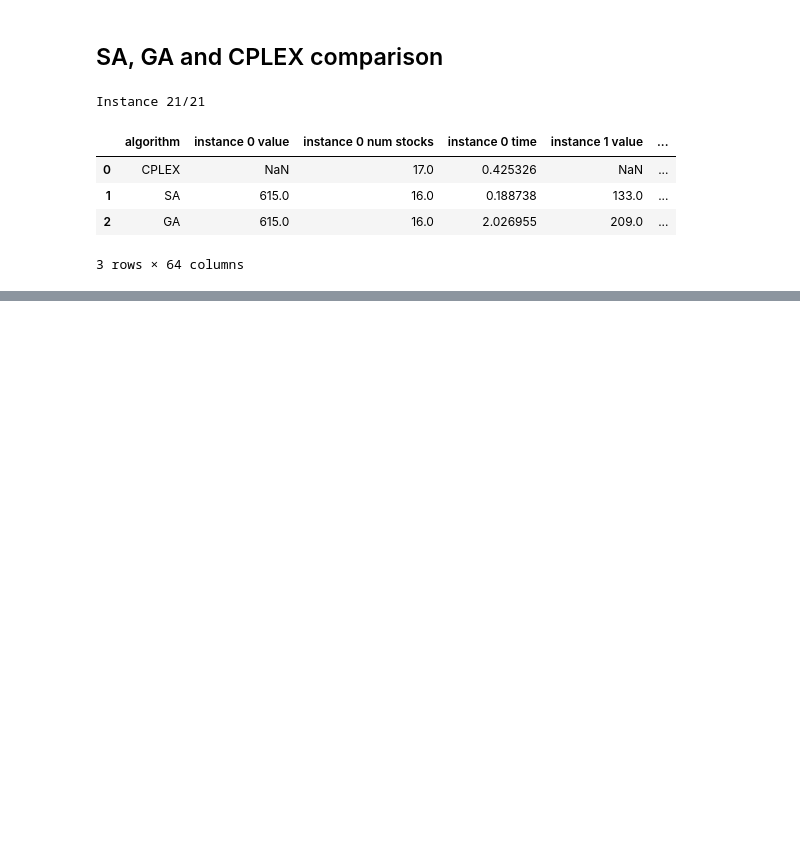
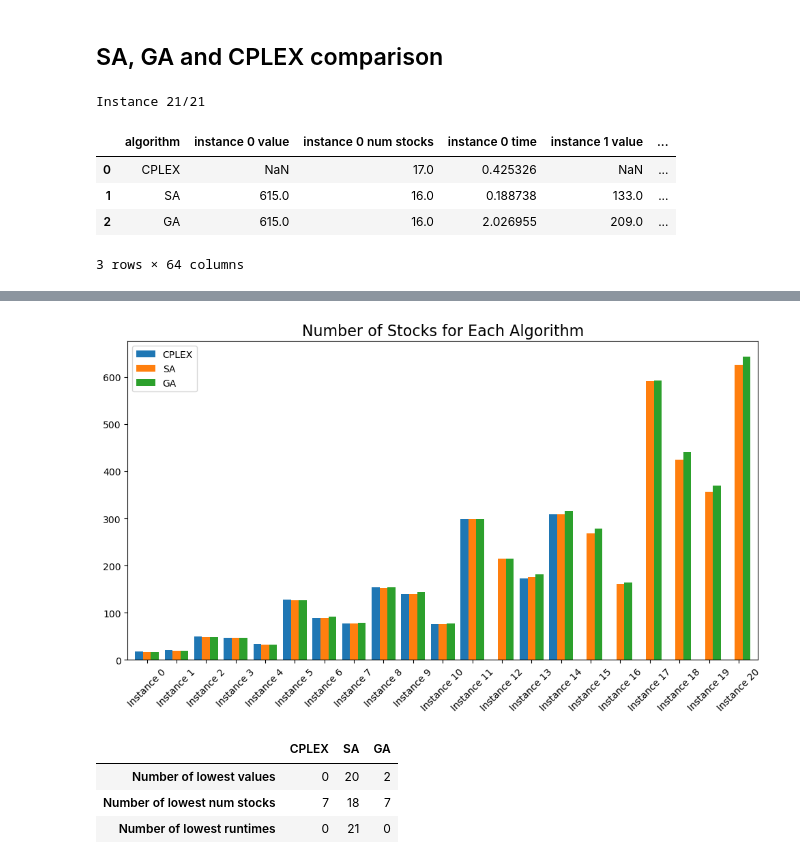
Before and after one commit to MilenkovicMaja/csp_optimization, a Jupyter notebook: csp.ipynb, the cells around one changed output, grey strips where cells are left out. Cells and saved outputs as stored; diff of their text form; code cells hidden in the pictures; blank space fills up the shorter version.

```diff
--- a/csp.ipynb
+++ b/csp.ipynb
@@ -1384,0 +1400,11 @@ sa_ga_cplex_df
+# %%
+bx = num_stocks_df.plot(kind='bar', figsize=(10, 6), width=0.8)
+bx.set_title("Number of Stocks for Each Algorithm", fontsize=16)
+bx.set_xticklabels(["Instance " + str(i) for i in range(len(num_stocks_df))], rotation=45)
+bx.legend(["CPLEX","SA", "GA"])
+
+plt.tight_layout()
+
+plt.show()
+# %% [output]
+[figure, added]
@@ -1384,0 +1444,7 @@ sa_ga_cplex_df
+# %%
+lowest_count_df
+# %% [output]
+|  | CPLEX | SA | GA |
+| Number of lowest values | 0 | 20 | 2 |
+| Number of lowest num stocks | 7 | 18 | 7 |
+| Number of lowest runtimes | 0 | 21 | 0 |
```
Also changed, not shown: parts of 4 cells of this notebook.
